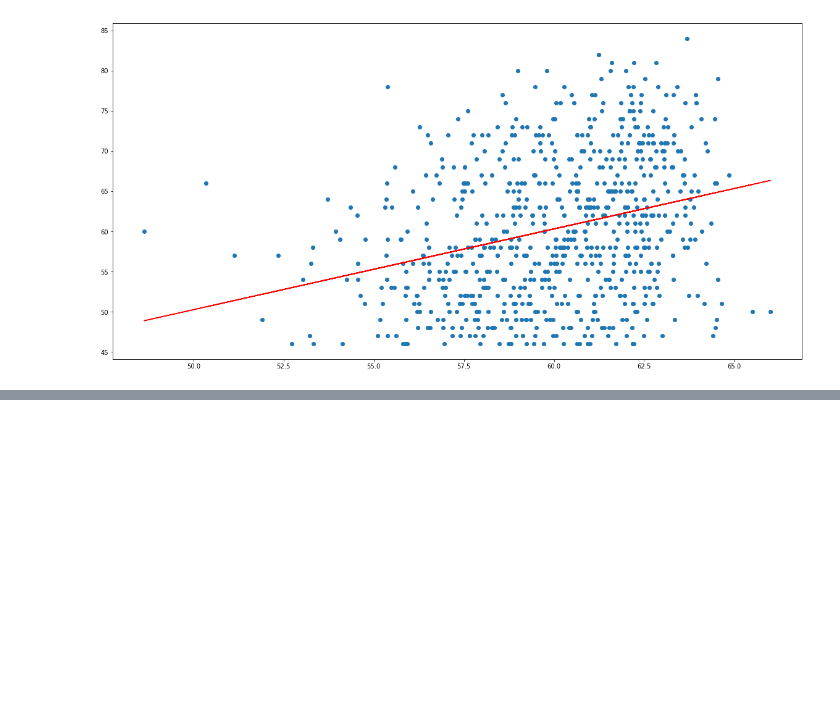
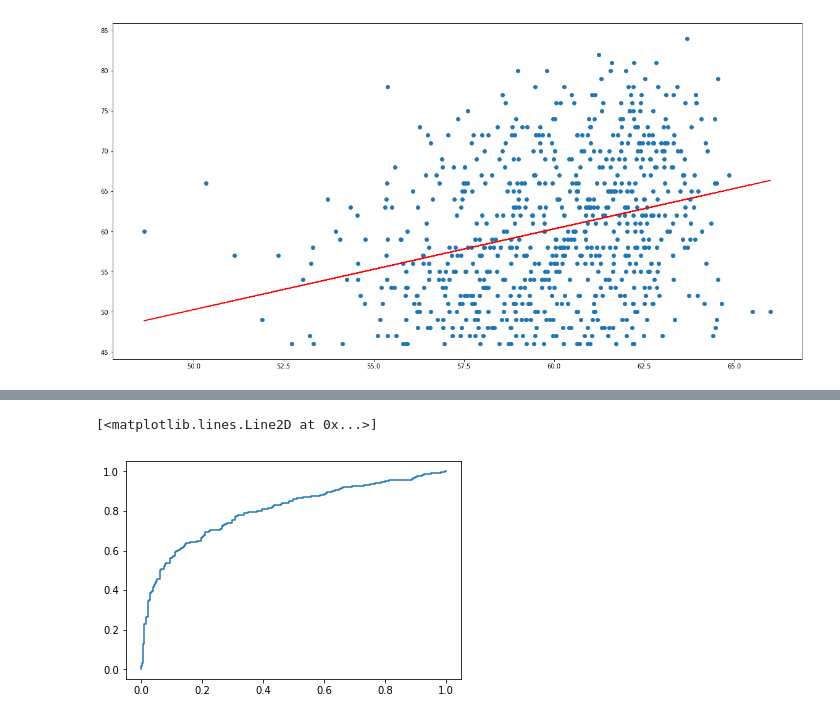
Before and after one commit to ckhan6241/spotify, a Jupyter notebook: audio_features.ipynb, the cells around one changed output, grey strips where cells are left out. Drawn from its saved outputs; the diff is of its cells as text; code cells hidden in the pictures; blank space fills up the shorter version.

```diff
--- a/audio_features.ipynb
+++ b/audio_features.ipynb
@@ -804,0 +808,2 @@ plt.plot(lasso_predict_y_b, abline_values, 'r')
+# %%
+a,b, _ = roc_curve( y_test_b, lasso_bill.predict_proba(X_test_b)[:,1])
@@ -804,0 +814,5 @@ plt.plot(lasso_predict_y_b, abline_values, 'r')
+# %%
+plt.plot(a,b)
+# %% [output]
+[<matplotlib.lines.Line2D at 0x...>]
+[figure, added]
```
Also changed, not shown: parts of 8 cells of this notebook.
